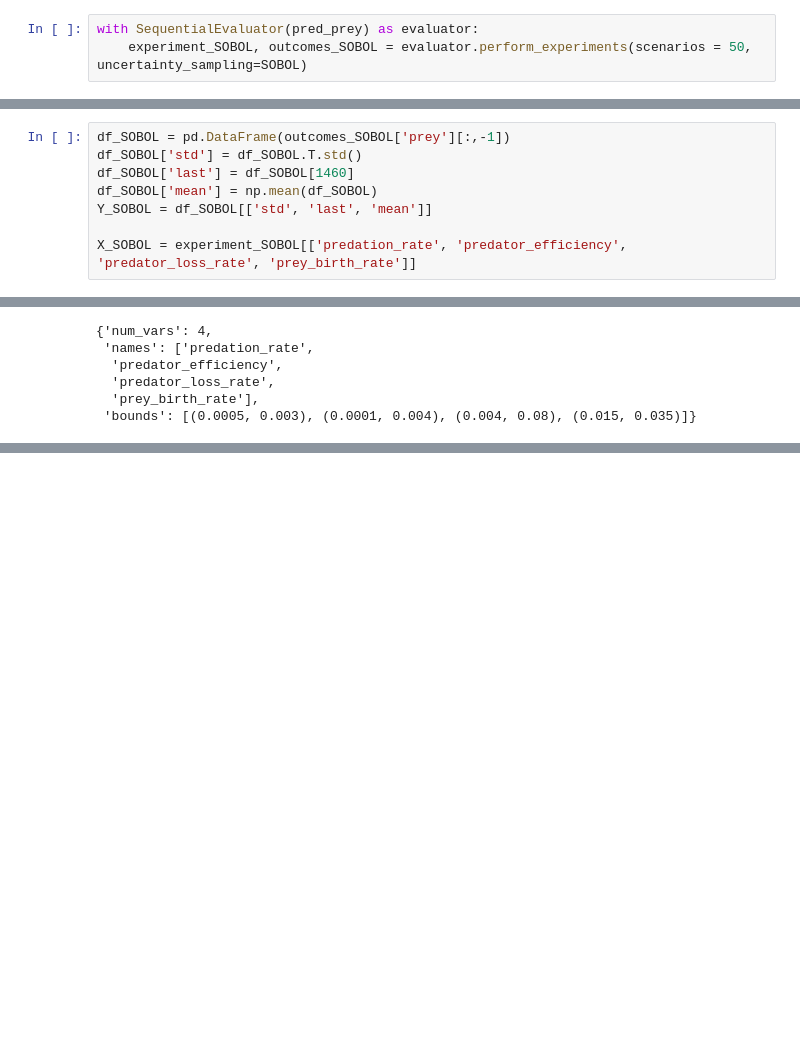
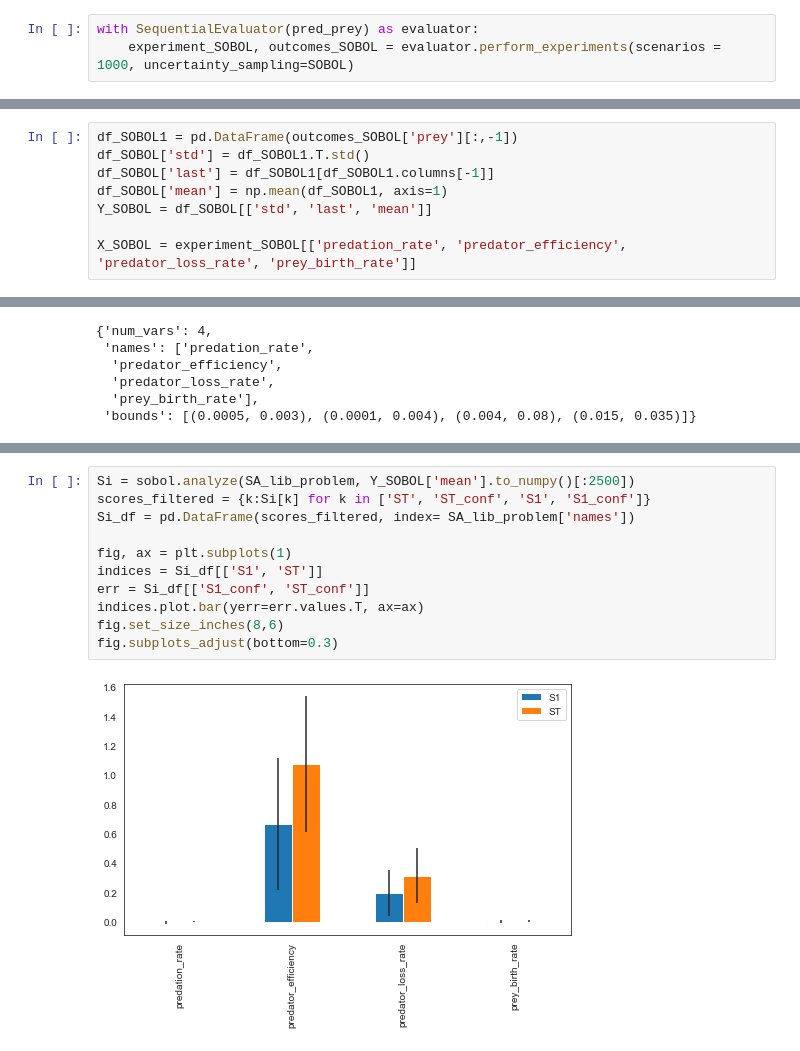
Before and after one commit to floristevito/EPA1361, a Jupyter notebook: lab_sessions/Week 3-4 - vulnerability analysis/assignment 6 - sensitivity analysis.ipynb, the cells around one changed output, grey strips where cells are left out. Cells and saved outputs as stored; diff of their text form; blank space fills up the shorter version.

```diff
--- a/lab_sessions/Week 3-4 - vulnerability analysis/assignment 6 - sensitivity analysis.ipynb
+++ b/lab_sessions/Week 3-4 - vulnerability analysis/assignment 6 - sensitivity analysis.ipynb
@@ -229,5 +230,5 @@ Notes:
 [2] Standard Errors assume that the covariance matrix of the errors is correctly specified.
 # %%
 with SequentialEvaluator(pred_prey) as evaluator:
-    experiment_SOBOL, outcomes_SOBOL = evaluator.perform_experiments(scenarios = 50, uncertainty_sampling=SOBOL)
+    experiment_SOBOL, outcomes_SOBOL = evaluator.perform_experiments(scenarios = 1000, uncertainty_sampling=SOBOL)
 # %% [output]
@@ -246,9 +247,9 @@ with SequentialEvaluator(pred_prey) as evaluator:
 [MainProcess/INFO] experiments finished
 # %%
-df_SOBOL = pd.DataFrame(outcomes_SOBOL['prey'][:,-1])
-df_SOBOL['std'] = df_SOBOL.T.std()
-df_SOBOL['last'] = df_SOBOL[1460]
-df_SOBOL['mean'] = np.mean(df_SOBOL)
+df_SOBOL1 = pd.DataFrame(outcomes_SOBOL['prey'][:,-1])
+df_SOBOL['std'] = df_SOBOL1.T.std()
+df_SOBOL['last'] = df_SOBOL1[df_SOBOL1.columns[-1]]
+df_SOBOL['mean'] = np.mean(df_SOBOL1, axis=1)
 Y_SOBOL = df_SOBOL[['std', 'last', 'mean']]
 
 X_SOBOL = experiment_SOBOL[['predation_rate', 'predator_efficiency', 'predator_loss_rate', 'prey_birth_rate']]
@@ -285,0 +328,13 @@ ValueError: could not broadcast input array from shape (50,1461) into shape (730
+# %%
+Si = sobol.analyze(SA_lib_problem, Y_SOBOL['mean'].to_numpy()[:2500])
+scores_filtered = {k:Si[k] for k in ['ST', 'ST_conf', 'S1', 'S1_conf']}
+Si_df = pd.DataFrame(scores_filtered, index= SA_lib_problem['names'])
+
+fig, ax = plt.subplots(1)
+indices = Si_df[['S1', 'ST']]
+err = Si_df[['S1_conf', 'ST_conf']]
+indices.plot.bar(yerr=err.values.T, ax=ax)
+fig.set_size_inches(8,6)
+fig.subplots_adjust(bottom=0.3)
+# %% [output]
+[figure, added]
```
Also changed, not shown: parts of 16 cells of this notebook.
